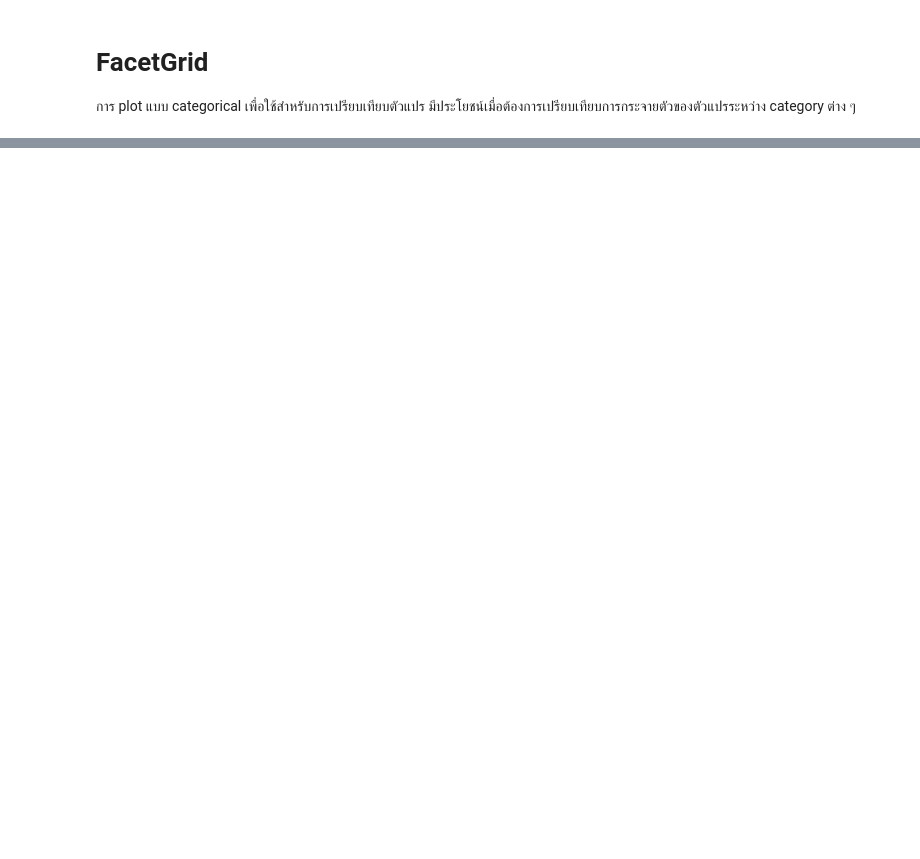
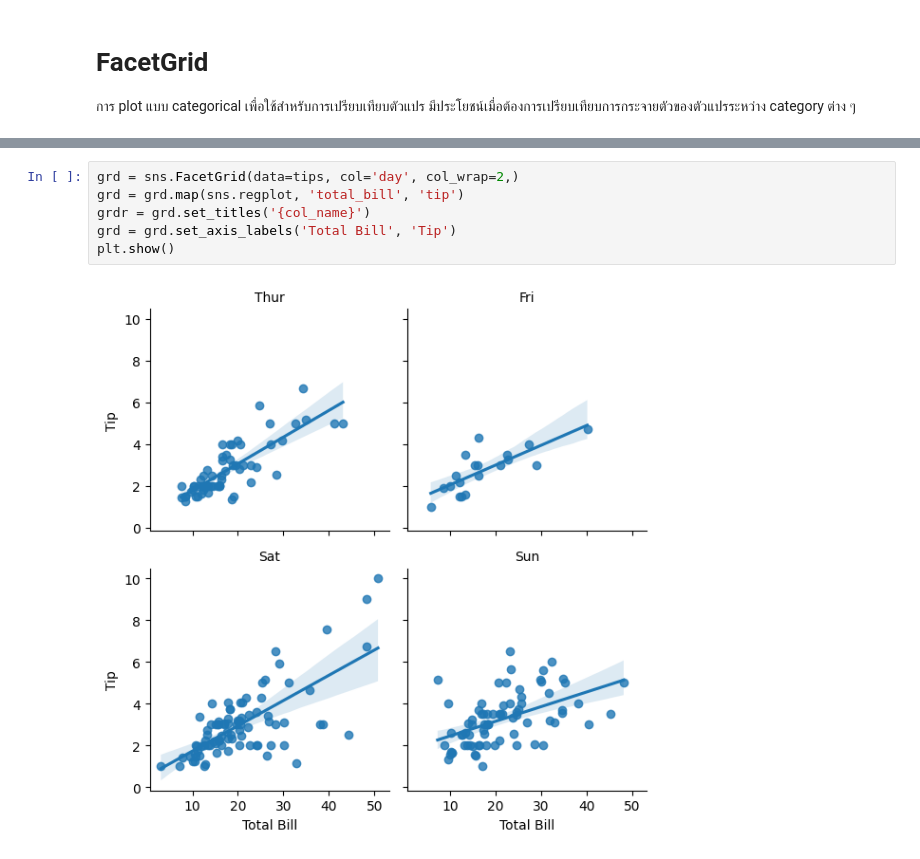
Before and after one commit to Angy-face/Esan-Coding-SS2, a Jupyter notebook: 2_4_Seaborn_ส่วนที่_1_3.ipynb, the cells around one changed output, grey strips where cells are left out. Saved outputs shown, nothing was run; the diff lists cells and outputs as text; blank space fills up the shorter version.

```diff
--- a/2_4_Seaborn_ส่วนที่_1_3.ipynb
+++ b/2_4_Seaborn_ส่วนที่_1_3.ipynb
@@ -245,3 +273,11 @@ plt.show()
+# %%
+grd = sns.FacetGrid(data=tips, col='day', col_wrap=2,)
+grd = grd.map(sns.regplot, 'total_bill', 'tip')
+grdr = grd.set_titles('{col_name}')
+grd = grd.set_axis_labels('Total Bill', 'Tip')
+plt.show()
+# %% [output]
+[figure, added]
 # %% [markdown]
 # เอกสารอ้างอิง
 1. Python Language. https://www.python.org
```
Also changed, not shown: parts of 12 cells of this notebook.
